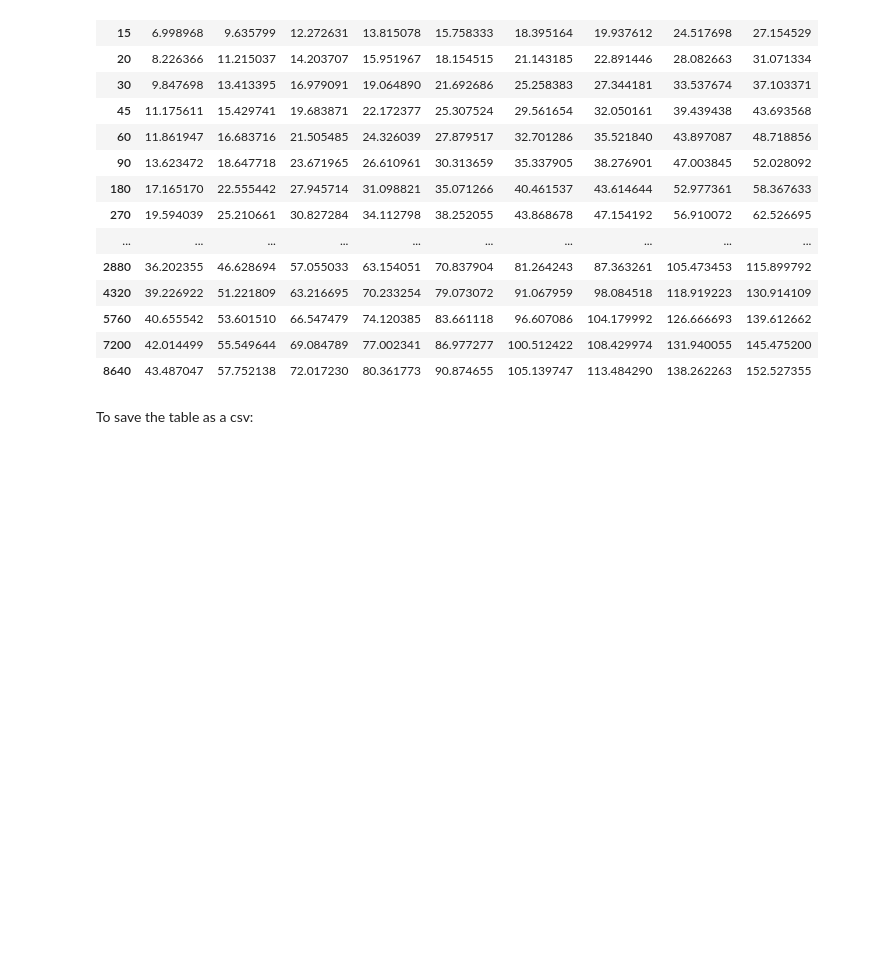
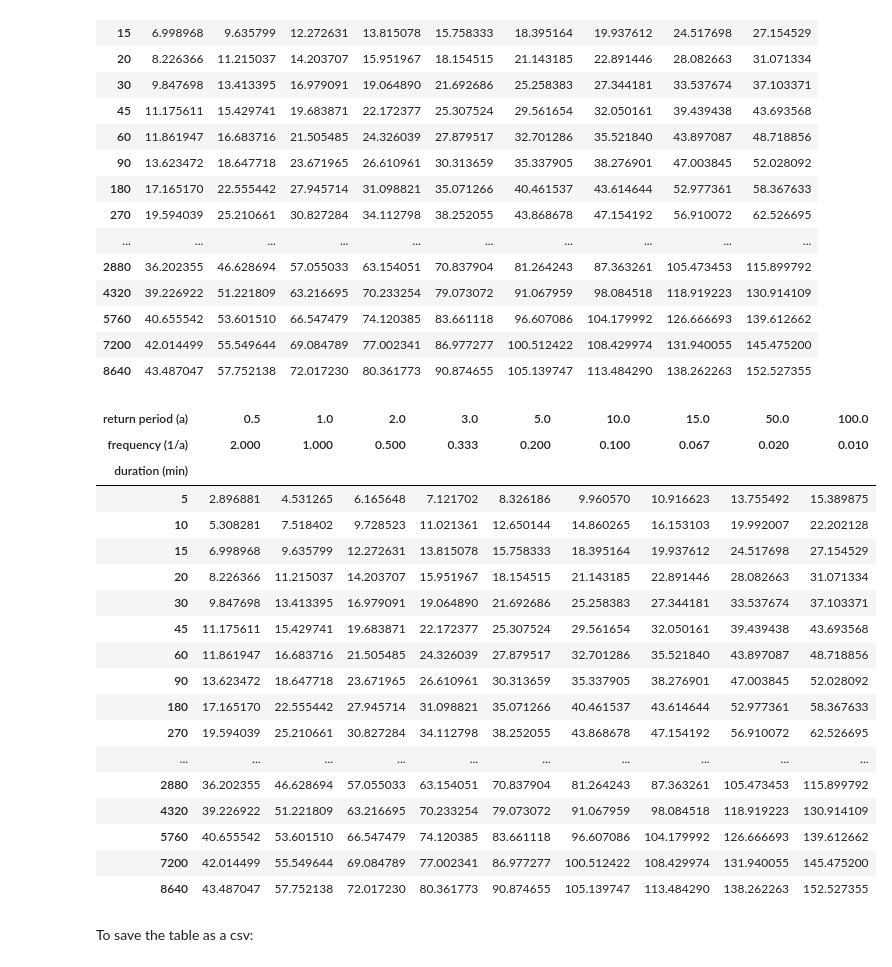
Before and after one commit to MarkusPic/intensity_duration_frequency_analysis, a Jupyter notebook: example.ipynb, the cells around one changed output. Drawn from its saved outputs; the diff is of its cells as text; code cells hidden in the pictures; blank space fills up the shorter version.

```diff
--- a/example.ipynb
+++ b/example.ipynb
@@ -190,6 +190,28 @@ idf.result_table()
 | 5760 | 40.655542 | 53.601510 | 66.547479 | 74.120385 | 83.661118 | 96.607086 | 104.179992 | 126.666693 | 139.612662 |
 | 7200 | 42.014499 | 55.549644 | 69.084789 | 77.002341 | 86.977277 | 100.512422 | 108.429974 | 131.940055 | 145.475200 |
 | 8640 | 43.487047 | 57.752138 | 72.017230 | 80.361773 | 90.874655 | 105.139747 | 113.484290 | 138.262263 | 152.527355 |
+# %%
+idf.result_table(add_names=True)
+# %% [output]
+| return period (a) | 0.5 | 1.0 | 2.0 | 3.0 | 5.0 | 10.0 | 15.0 | 50.0 | 100.0 |
+| frequency (1/a) | 2.000 | 1.000 | 0.500 | 0.333 | 0.200 | 0.100 | 0.067 | 0.020 | 0.010 |
+| duration (min) |  |  |  |  |  |  |  |  |  |
+| 5 | 2.896881 | 4.531265 | 6.165648 | 7.121702 | 8.326186 | 9.960570 | 10.916623 | 13.755492 | 15.389875 |
+| 10 | 5.308281 | 7.518402 | 9.728523 | 11.021361 | 12.650144 | 14.860265 | 16.153103 | 19.992007 | 22.202128 |
+| 15 | 6.998968 | 9.635799 | 12.272631 | 13.815078 | 15.758333 | 18.395164 | 19.937612 | 24.517698 | 27.154529 |
+| 20 | 8.226366 | 11.215037 | 14.203707 | 15.951967 | 18.154515 | 21.143185 | 22.891446 | 28.082663 | 31.071334 |
+| 30 | 9.847698 | 13.413395 | 16.979091 | 19.064890 | 21.692686 | 25.258383 | 27.344181 | 33.537674 | 37.103371 |
+| 45 | 11.175611 | 15.429741 | 19.683871 | 22.172377 | 25.307524 | 29.561654 | 32.050161 | 39.439438 | 43.693568 |
+| 60 | 11.861947 | 16.683716 | 21.505485 | 24.326039 | 27.879517 | 32.701286 | 35.521840 | 43.897087 | 48.718856 |
+| 90 | 13.623472 | 18.647718 | 23.671965 | 26.610961 | 30.313659 | 35.337905 | 38.276901 | 47.003845 | 52.028092 |
+| 180 | 17.165170 | 22.555442 | 27.945714 | 31.098821 | 35.071266 | 40.461537 | 43.614644 | 52.977361 | 58.367633 |
+| 270 | 19.594039 | 25.210661 | 30.827284 | 34.112798 | 38.252055 | 43.868678 | 47.154192 | 56.910072 | 62.526695 |
+| ... | ... | ... | ... | ... | ... | ... | ... | ... | ... |
+| 2880 | 36.202355 | 46.628694 | 57.055033 | 63.154051 | 70.837904 | 81.264243 | 87.363261 | 105.473453 | 115.899792 |
+| 4320 | 39.226922 | 51.221809 | 63.216695 | 70.233254 | 79.073072 | 91.067959 | 98.084518 | 118.919223 | 130.914109 |
+| 5760 | 40.655542 | 53.601510 | 66.547479 | 74.120385 | 83.661118 | 96.607086 | 104.179992 | 126.666693 | 139.612662 |
+| 7200 | 42.014499 | 55.549644 | 69.084789 | 77.002341 | 86.977277 | 100.512422 | 108.429974 | 131.940055 | 145.475200 |
+| 8640 | 43.487047 | 57.752138 | 72.017230 | 80.361773 | 90.874655 | 105.139747 | 113.484290 | 138.262263 | 152.527355 |
 # %% [markdown]
 To save the table as a csv:
 # %%
```
Also changed, not shown: parts of 2 cells of this notebook, 1 other file.
